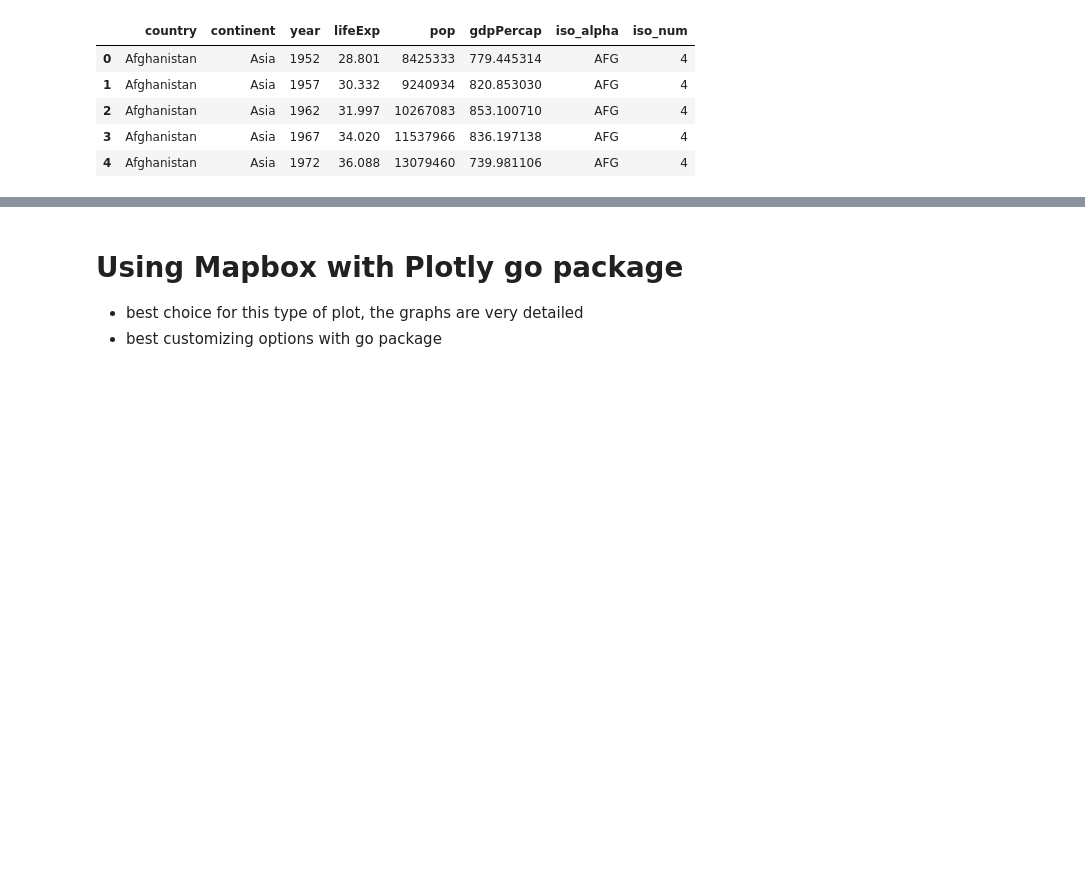
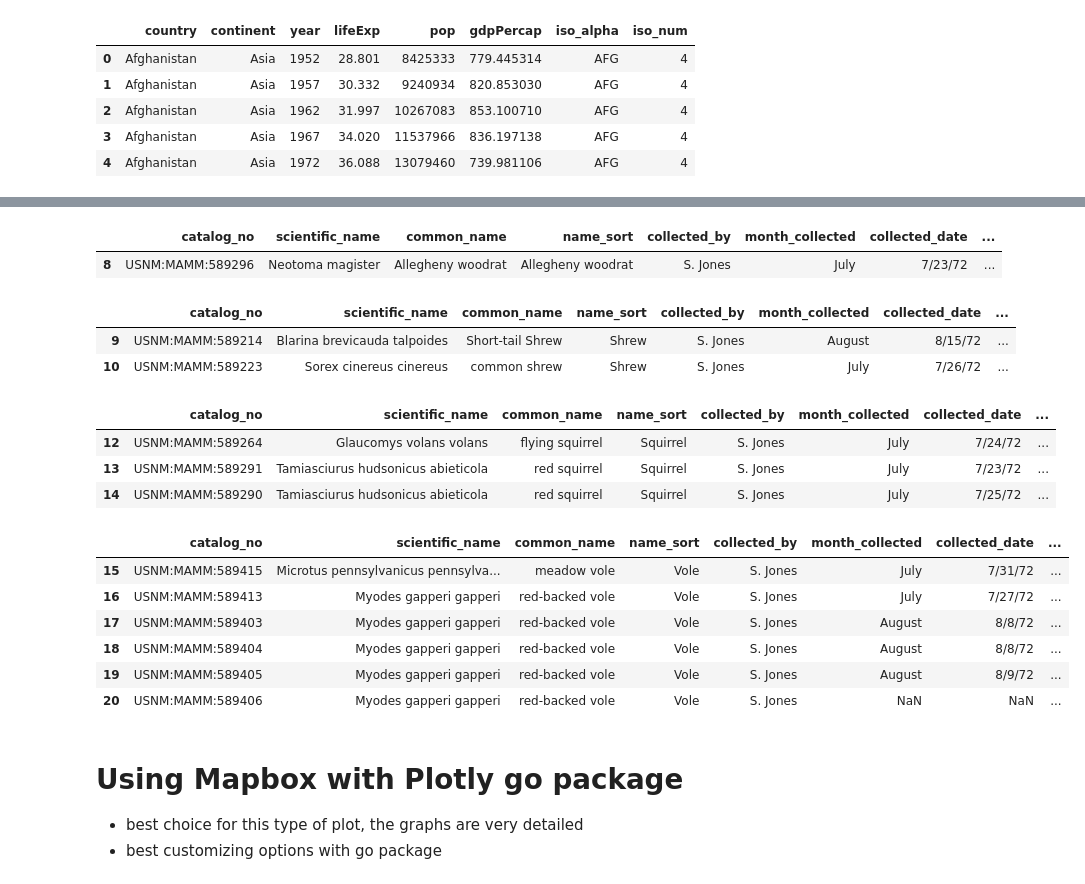
Before and after one commit to TianaCurry/AWHI-projects, a Jupyter notebook: AWHI_Geoplot_maps.ipynb, the cells around one changed output, grey strips where cells are left out. Drawn from its saved outputs; the diff is of its cells as text; code cells hidden in the pictures; blank space fills up the shorter version.

Commit message:
update jones map, took .mapbox out of ignore
-can't access .mapbox from home computer
-made different trace for name_sort

```diff
--- a/AWHI_Geoplot_maps.ipynb
+++ b/AWHI_Geoplot_maps.ipynb
@@ -532,3 +557,35 @@ jones_collector
+# %%
+woodrat_df = jones_collector[jones_collector['name_sort'] == 'Allegheny woodrat']
+woodrat_df
+# %% [output]
+|  | catalog_no | scientific_name | common_name | name_sort | collected_by | month_collected | collected_date | ... |
+| 8 | USNM:MAMM:589296 | Neotoma magister | Allegheny woodrat | Allegheny woodrat | S. Jones | July | 7/23/72 | ... |
+# %%
+shrew_df = jones_collector[jones_collector['name_sort'] == 'Shrew']
+shrew_df
+# %% [output]
+|  | catalog_no | scientific_name | common_name | name_sort | collected_by | month_collected | collected_date | ... |
+| 9 | USNM:MAMM:589214 | Blarina brevicauda talpoides | Short-tail Shrew | Shrew | S. Jones | August | 8/15/72 | ... |
+| 10 | USNM:MAMM:589223 | Sorex cinereus cinereus | common shrew | Shrew | S. Jones | July | 7/26/72 | ... |
+# %%
+squirrel_df = jones_collector[jones_collector['name_sort'] == 'Squirrel']
+squirrel_df
+# %% [output]
+|  | catalog_no | scientific_name | common_name | name_sort | collected_by | month_collected | collected_date | ... |
+| 12 | USNM:MAMM:589264 | Glaucomys volans volans | flying squirrel | Squirrel | S. Jones | July | 7/24/72 | ... |
+| 13 | USNM:MAMM:589291 | Tamiasciurus hudsonicus abieticola | red squirrel | Squirrel | S. Jones | July | 7/23/72 | ... |
+| 14 | USNM:MAMM:589290 | Tamiasciurus hudsonicus abieticola | red squirrel | Squirrel | S. Jones | July | 7/25/72 | ... |
+# %%
+vole_df = jones_collector[jones_collector['name_sort'] == 'Vole']
+vole_df
+# %% [output]
+|  | catalog_no | scientific_name | common_name | name_sort | collected_by | month_collected | collected_date | ... |
+| 15 | USNM:MAMM:589415 | Microtus pennsylvanicus pennsylva... | meadow vole | Vole | S. Jones | July | 7/31/72 | ... |
+| 16 | USNM:MAMM:589413 | Myodes gapperi gapperi | red-backed vole | Vole | S. Jones | July | 7/27/72 | ... |
+| 17 | USNM:MAMM:589403 | Myodes gapperi gapperi | red-backed vole | Vole | S. Jones | August | 8/8/72 | ... |
+| 18 | USNM:MAMM:589404 | Myodes gapperi gapperi | red-backed vole | Vole | S. Jones | August | 8/8/72 | ... |
+| 19 | USNM:MAMM:589405 | Myodes gapperi gapperi | red-backed vole | Vole | S. Jones | August | 8/9/72 | ... |
+| 20 | USNM:MAMM:589406 | Myodes gapperi gapperi | red-backed vole | Vole | S. Jones | NaN | NaN | ... |
 # %% [markdown]
 # Using Mapbox with Plotly go package
 - best choice for this type of plot, the graphs are very detailed
```
Also changed, not shown: parts of 6 cells of this notebook, 2 other files.
